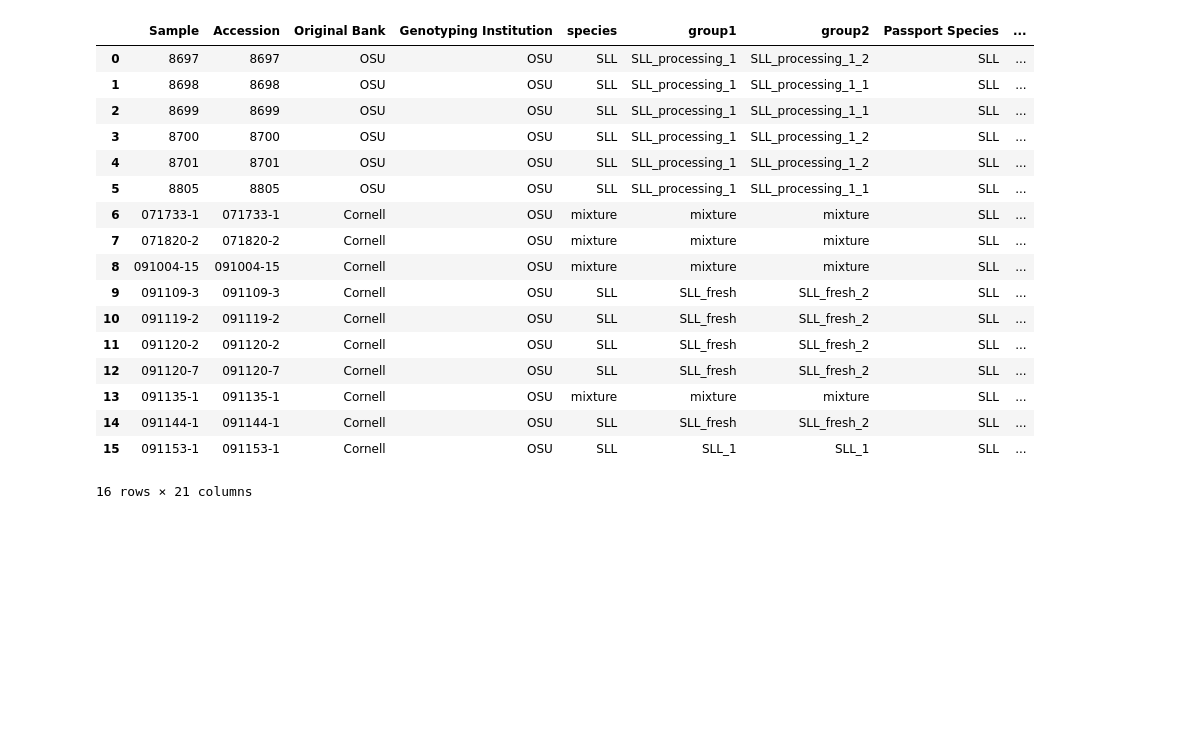
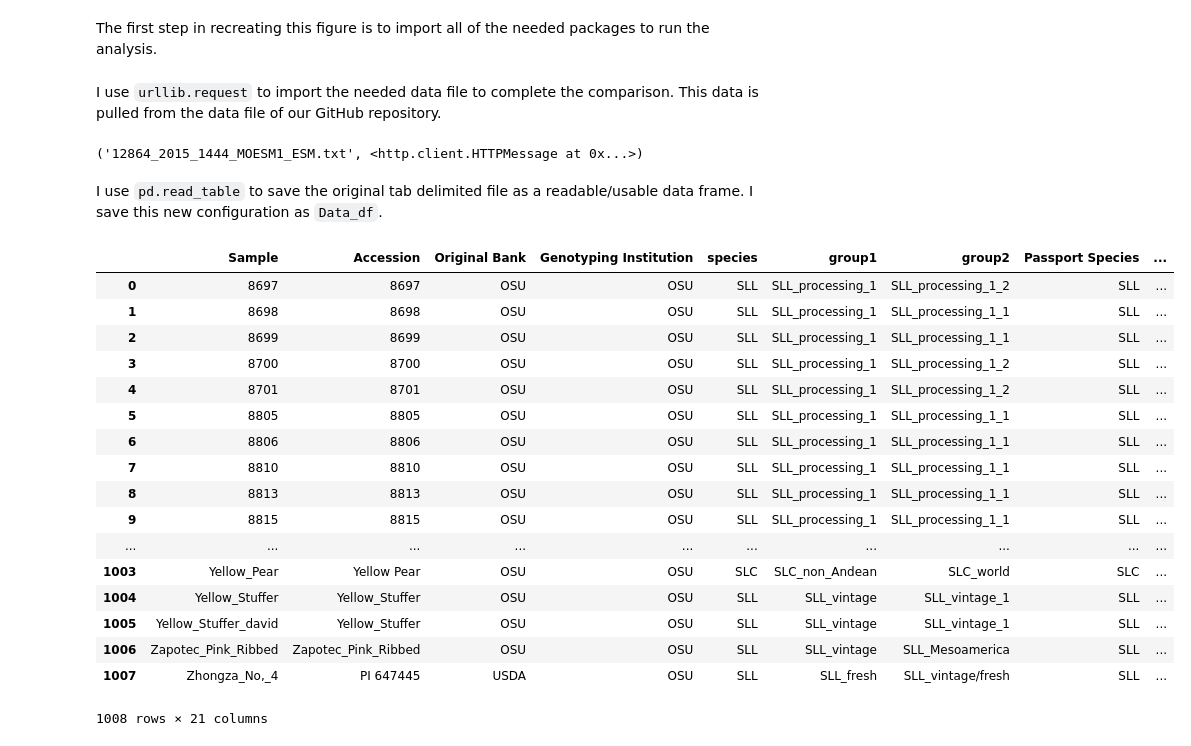
Before and after one commit to LTibbs/BCB546X_MadMaize_final, a Jupyter notebook: code/Classification_Comparison/Figure_4.ipynb, the cells around one changed output. Drawn from its saved outputs; the diff is of its cells as text; code cells hidden in the pictures; blank space fills up the shorter version.

```diff
--- a/code/Classification_Comparison/Figure_4.ipynb
+++ b/code/Classification_Comparison/Figure_4.ipynb
@@ -1,3 +3,5 @@
+# %% [markdown]
+The first step in recreating this figure is to import all of the needed packages to run the analysis.
 # %%
 from Bio.Seq import Seq
 from Bio import SeqIO
@@ -6,22 +12,30 @@ import seaborn as sns
+# %% [markdown]
+I use `urllib.request` to import the needed data file to complete the comparison. This data is pulled from the data file of our GitHub repository.
+# %%
+urllib.request.urlretrieve('https://raw.githubusercontent.com/LTibbs/BCB546X_MadMaize_final/master/data/12864_2015_1444_MOESM1_ESM.txt','12864_2015_1444_MOESM1_ESM.txt')
+# %% [output]
+('12864_2015_1444_MOESM1_ESM.txt', <http.client.HTTPMessage at 0x...>)
+# %% [markdown]
+I use `pd.read_table` to save the original tab delimited file as a readable/usable data frame. I save this new configuration as `Data_df`.
 # %%
-Data_df = pd.read_csv("Test_Data.csv")
+Data_df = pd.read_table("12864_2015_1444_MOESM1_ESM.txt")
 Data_df
 # %% [output]
 |  | Sample | Accession | Original Bank | Genotyping Institution | species | group1 | group2 | Passport Species | ... |
 | 0 | 8697 | 8697 | OSU | OSU | SLL | SLL_processing_1 | SLL_processing_1_2 | SLL | ... |
 | 1 | 8698 | 8698 | OSU | OSU | SLL | SLL_processing_1 | SLL_processing_1_1 | SLL | ... |
 | 2 | 8699 | 8699 | OSU | OSU | SLL | SLL_processing_1 | SLL_processing_1_1 | SLL | ... |
 | 3 | 8700 | 8700 | OSU | OSU | SLL | SLL_processing_1 | SLL_processing_1_2 | SLL | ... |
 | 4 | 8701 | 8701 | OSU | OSU | SLL | SLL_processing_1 | SLL_processing_1_2 | SLL | ... |
 | 5 | 8805 | 8805 | OSU | OSU | SLL | SLL_processing_1 | SLL_processing_1_1 | SLL | ... |
-| 6 | 071733-1 | 071733-1 | Cornell | OSU | mixture | mixture | mixture | SLL | ... |
-| 7 | 071820-2 | 071820-2 | Cornell | OSU | mixture | mixture | mixture | SLL | ... |
-| 8 | 091004-15 | 091004-15 | Cornell | OSU | mixture | mixture | mixture | SLL | ... |
-| 9 | 091109-3 | 091109-3 | Cornell | OSU | SLL | SLL_fresh | SLL_fresh_2 | SLL | ... |
-| 10 | 091119-2 | 091119-2 | Cornell | OSU | SLL | SLL_fresh | SLL_fresh_2 | SLL | ... |
-| 11 | 091120-2 | 091120-2 | Cornell | OSU | SLL | SLL_fresh | SLL_fresh_2 | SLL | ... |
-| 12 | 091120-7 | 091120-7 | Cornell | OSU | SLL | SLL_fresh | SLL_fresh_2 | SLL | ... |
-| 13 | 091135-1 | 091135-1 | Cornell | OSU | mixture | mixture | mixture | SLL | ... |
-| 14 | 091144-1 | 091144-1 | Cornell | OSU | SLL | SLL_fresh | SLL_fresh_2 | SLL | ... |
-| 15 | 091153-1 | 091153-1 | Cornell | OSU | SLL | SLL_1 | SLL_1 | SLL | ... |
+| 6 | 8806 | 8806 | OSU | OSU | SLL | SLL_processing_1 | SLL_processing_1_1 | SLL | ... |
+| 7 | 8810 | 8810 | OSU | OSU | SLL | SLL_processing_1 | SLL_processing_1_1 | SLL | ... |
+| 8 | 8813 | 8813 | OSU | OSU | SLL | SLL_processing_1 | SLL_processing_1_1 | SLL | ... |
+| 9 | 8815 | 8815 | OSU | OSU | SLL | SLL_processing_1 | SLL_processing_1_1 | SLL | ... |
+| ... | ... | ... | ... | ... | ... | ... | ... | ... | ... |
+| 1003 | Yellow_Pear | Yellow Pear | OSU | OSU | SLC | SLC_non_Andean | SLC_world | SLC | ... |
+| 1004 | Yellow_Stuffer | Yellow_Stuffer | OSU | OSU | SLL | SLL_vintage | SLL_vintage_1 | SLL | ... |
+| 1005 | Yellow_Stuffer_david | Yellow_Stuffer | OSU | OSU | SLL | SLL_vintage | SLL_vintage_1 | SLL | ... |
+| 1006 | Zapotec_Pink_Ribbed | Zapotec_Pink_Ribbed | OSU | OSU | SLL | SLL_vintage | SLL_Mesoamerica | SLL | ... |
+| 1007 | Zhongza_No,_4 | PI 647445 | USDA | OSU | SLL | SLL_fresh | SLL_vintage/fresh | SLL | ... |
-16 rows × 21 columns
+1008 rows × 21 columns
```
Also changed, not shown: parts of 11 cells of this notebook.
